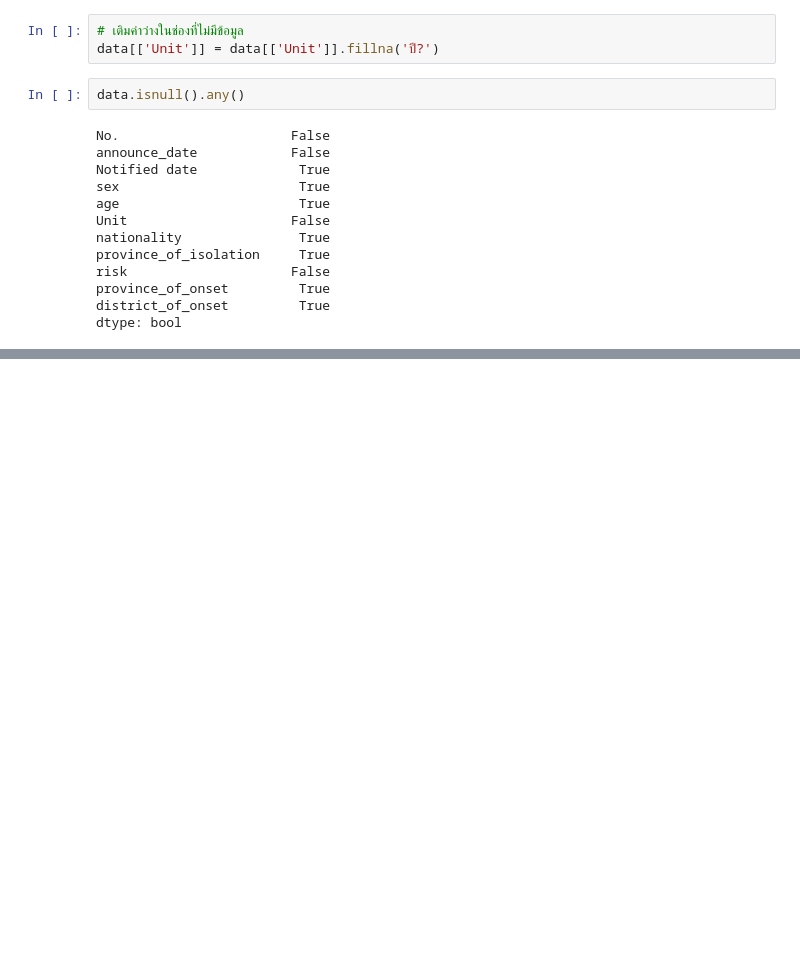
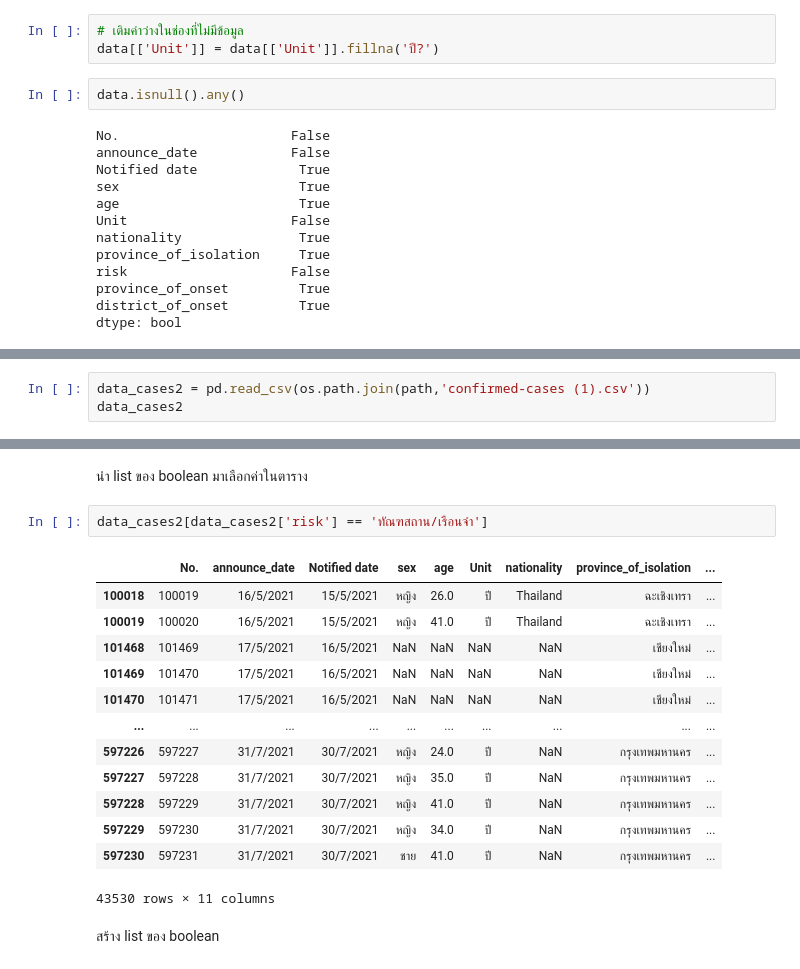
Before and after one commit to khanittha-phusopha/DWDM21, a Jupyter notebook: Data Preprocessing(Chapter3).ipynb, the cells around one changed output, grey strips where cells are left out. Saved outputs shown, nothing was run; the diff lists cells and outputs as text; blank space fills up the shorter version.

```diff
--- a/Data Preprocessing(Chapter3).ipynb
+++ b/Data Preprocessing(Chapter3).ipynb
@@ -323,0 +421,3 @@ dtype: bool
+# %%
+data_cases2 = pd.read_csv(os.path.join(path,'confirmed-cases (1).csv'))
+data_cases2
@@ -323,0 +461,21 @@ dtype: bool
+# %% [markdown]
+
+นำ list ของ boolean มาเลือกค่าในตาราง
+# %%
+data_cases2[data_cases2['risk'] == 'ทัณฑสถาน/เรือนจำ']
+# %% [output]
+|  | No. | announce_date | Notified date | sex | age | Unit | nationality | province_of_isolation | ... |
+| 100018 | 100019 | 16/5/2021 | 15/5/2021 | หญิง | 26.0 | ปี | Thailand | ฉะเชิงเทรา | ... |
+| 100019 | 100020 | 16/5/2021 | 15/5/2021 | หญิง | 41.0 | ปี | Thailand | ฉะเชิงเทรา | ... |
+| 101468 | 101469 | 17/5/2021 | 16/5/2021 | NaN | NaN | NaN | NaN | เชียงใหม่ | ... |
+| 101469 | 101470 | 17/5/2021 | 16/5/2021 | NaN | NaN | NaN | NaN | เชียงใหม่ | ... |
+| 101470 | 101471 | 17/5/2021 | 16/5/2021 | NaN | NaN | NaN | NaN | เชียงใหม่ | ... |
+| ... | ... | ... | ... | ... | ... | ... | ... | ... | ... |
+| 597226 | 597227 | 31/7/2021 | 30/7/2021 | หญิง | 24.0 | ปี | NaN | กรุงเทพมหานคร | ... |
+| 597227 | 597228 | 31/7/2021 | 30/7/2021 | หญิง | 35.0 | ปี | NaN | กรุงเทพมหานคร | ... |
+| 597228 | 597229 | 31/7/2021 | 30/7/2021 | หญิง | 41.0 | ปี | NaN | กรุงเทพมหานคร | ... |
+| 597229 | 597230 | 31/7/2021 | 30/7/2021 | หญิง | 34.0 | ปี | NaN | กรุงเทพมหานคร | ... |
+| 597230 | 597231 | 31/7/2021 | 30/7/2021 | ชาย | 41.0 | ปี | NaN | กรุงเทพมหานคร | ... |
+43530 rows × 11 columns
+# %% [markdown]
+สร้าง list ของ boolean
```
Also changed, not shown: parts of 44 cells of this notebook.
